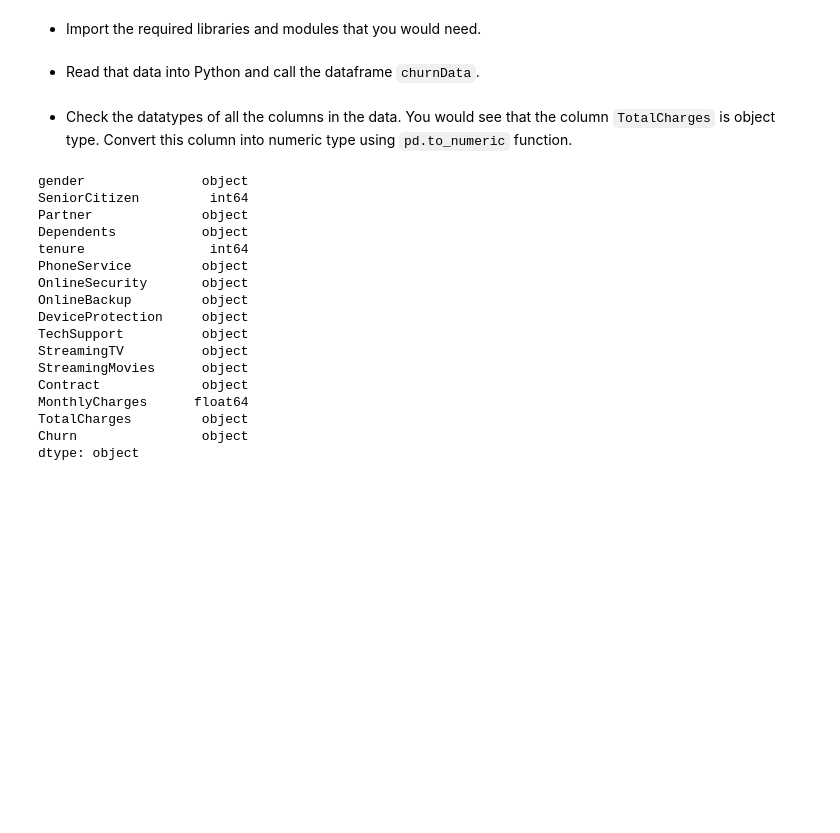
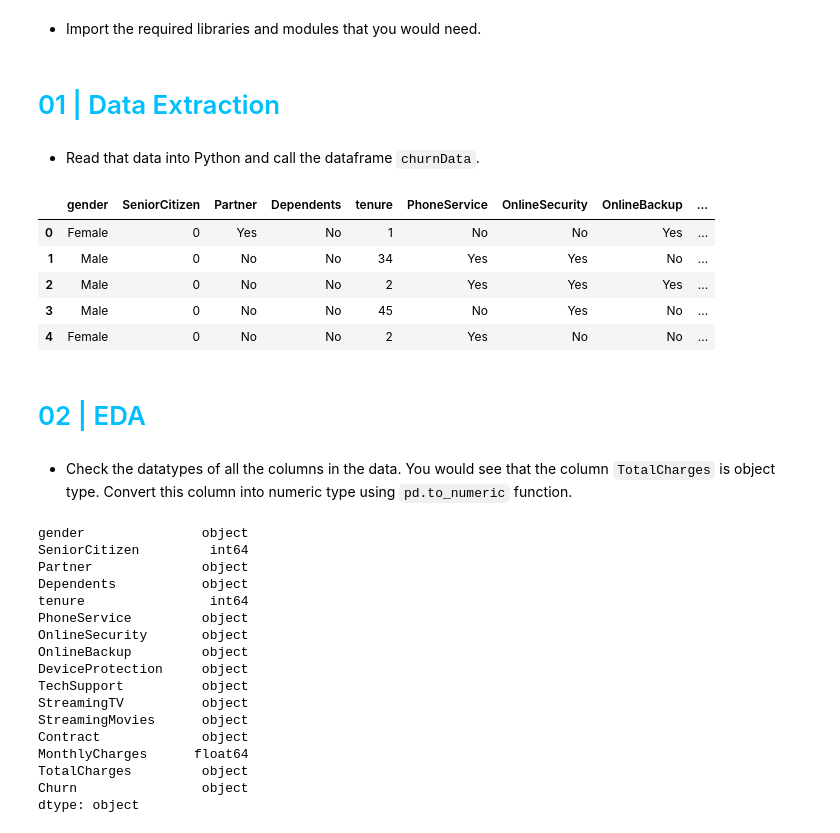
Before and after one commit to isi-mube/Iron-Labs, a Jupyter notebook: unit_7_py/lab-handling-data-imbalance-classification/imb_solution.ipynb, the cells around one changed output. Drawn from its saved outputs; the diff is of its cells as text; code cells hidden in the pictures; blank space fills up the shorter version.

```diff
--- a/unit_7_py/lab-handling-data-imbalance-classification/imb_solution.ipynb
+++ b/unit_7_py/lab-handling-data-imbalance-classification/imb_solution.ipynb
@@ -29,7 +47,19 @@ from sklearn.metrics import accuracy_score
+# %% [markdown]
+<h1 style="color: #00BFFF;">01 | Data Extraction</h1>
 # %% [markdown]
 - Read that data into Python and call the dataframe `churnData`.
 # %%
 churnData = pd.read_csv('Customer-Churn.csv')
+churnData.head(5) # call of the churnData
+# %% [output]
+|  | gender | SeniorCitizen | Partner | Dependents | tenure | PhoneService | OnlineSecurity | OnlineBackup | ... |
+| 0 | Female | 0 | Yes | No | 1 | No | No | Yes | ... |
+| 1 | Male | 0 | No | No | 34 | Yes | Yes | No | ... |
+| 2 | Male | 0 | No | No | 2 | Yes | Yes | Yes | ... |
+| 3 | Male | 0 | No | No | 45 | No | Yes | No | ... |
+| 4 | Female | 0 | No | No | 2 | Yes | No | No | ... |
+# %% [markdown]
+<h1 style="color: #00BFFF;">02 | EDA</h1>
 # %% [markdown]
 - Check the datatypes of all the columns in the data. You would see that the column `TotalCharges` is object type. Convert this column into numeric type using `pd.to_numeric` function.
 # %%
```
Also changed, not shown: parts of 94 cells of this notebook.
